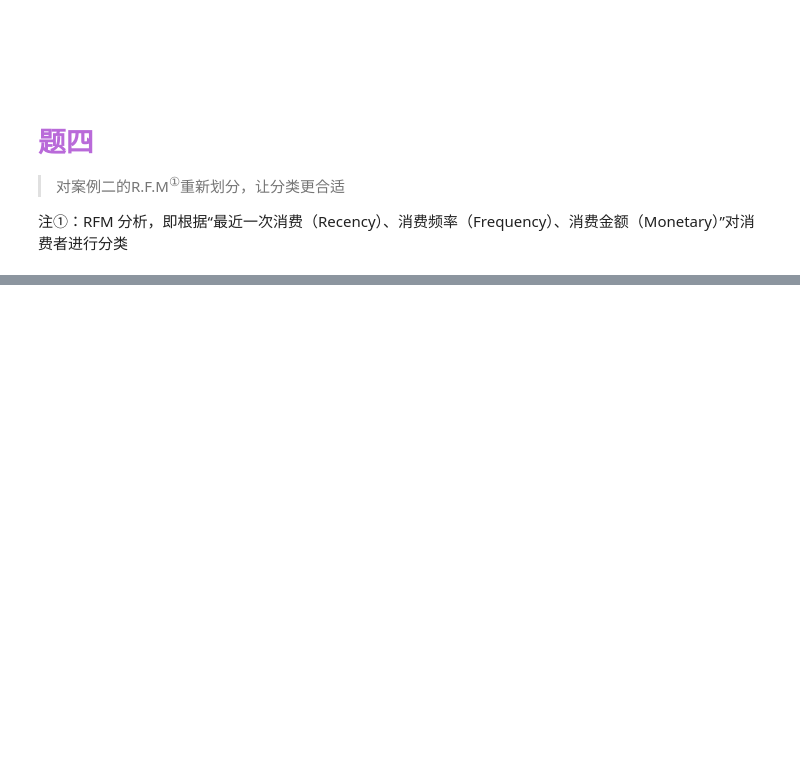
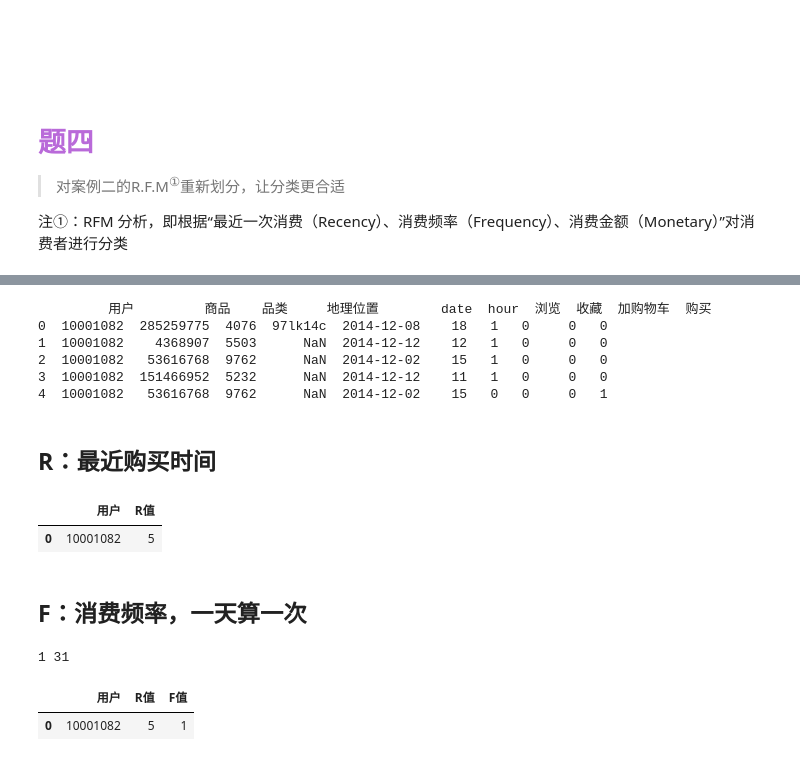
Before and after one commit to Soltus/learn-python-BI, a Jupyter notebook: lesson2/作业/1/index.ipynb, the cells around one changed output, grey strips where cells are left out. Saved outputs shown, nothing was run; the diff lists cells and outputs as text; code cells hidden in the pictures; blank space fills up the shorter version.

```diff
--- a/lesson2/作业/1/index.ipynb
+++ b/lesson2/作业/1/index.ipynb
@@ -383,0 +413,79 @@ plt.show()
+# %%
+import pandas as pd
+data = pd.read_csv('../data/1.2/behavior.csv', sep = ',',encoding = 'utf-8')
+user = pd.read_csv('../data/1.2/user.csv', sep = ',',encoding = 'utf-8')
+print(data.head(5))
+# %% [output]
+         用户         商品    品类     地理位置        date  hour  浏览  收藏  加购物车  购买
+0  10001082  285259775  4076  97lk14c  2014-12-08    18   1   0     0   0
+1  10001082    4368907  5503      NaN  2014-12-12    12   1   0     0   0
+2  10001082   53616768  9762      NaN  2014-12-02    15   1   0     0   0
+3  10001082  151466952  5232      NaN  2014-12-12    11   1   0     0   0
+4  10001082   53616768  9762      NaN  2014-12-02    15   0   0     0   1
+# %% [markdown]
+<h2 id="R：最近购买时间">R：最近购买时间</h2>
+# %%
+d1 = data[data['购买'] == 1][['用户','date']]
+d1.drop_duplicates(inplace=True)
+d1.sort_values(by = ['用户','date'],ascending = [True,True],inplace=True)
+d1['是否最后一次购买'] = 1  #标记用户最后一次购买日期
+for i in range(d1['用户'].count()-1):
+    if d1.iloc[i, 0] == d1.iloc[i+1, 0]:
+        d1.iloc[i, 2] = 0
+d2 = d1[d1['是否最后一次购买']==1]  #仅保留用户最后一次购买日期
+#计算R值
+import datetime
+for i in range(len(d2)):
+    if datetime.datetime.strptime(d2.iloc[i, 1],'%Y-%m-%d').date() > datetime.datetime.strptime('2014-12-12','%Y-%m-%d').date():
+        d2.iloc[i, 2] = 5
+    elif (datetime.datetime.strptime(d2.iloc[i, 1],'%Y-%m-%d').date() <= datetime.datetime.strptime('2014-12-12','%Y-%m-%d').date()) \
+    and (datetime.datetime.strptime(d2.iloc[i, 1],'%Y-%m-%d').date() > datetime.datetime.strptime('2014-12-06','%Y-%m-%d').date()):
+          d2.iloc[i, 2] = 4
+    elif (datetime.datetime.strptime(d2.iloc[i, 1],'%Y-%m-%d').date() <= datetime.datetime.strptime('2014-12-06','%Y-%m-%d').date()) \
+    and (datetime.datetime.strptime(d2.iloc[i, 1],'%Y-%m-%d').date() > datetime.datetime.strptime('2014-12-01','%Y-%m-%d').date()):
+          d2.iloc[i, 2] = 3
+    elif (datetime.datetime.strptime(d2.iloc[i, 1],'%Y-%m-%d').date() <= datetime.datetime.strptime('2014-12-01','%Y-%m-%d').date()) \
+    and (datetime.datetime.strptime(d2.iloc[i, 1],'%Y-%m-%d').date() > datetime.datetime.strptime('2014-11-25','%Y-%m-%d').date()):
+          d2.iloc[i, 2] = 2
+    elif datetime.datetime.strptime(d2.iloc[i, 1],'%Y-%m-%d').date() <= datetime.datetime.strptime('2014-11-25','%Y-%m-%d').date() :
+          d2.iloc[i, 2] = 1
+RFM = pd.merge(user,d2, how='outer',on='用户') #形成RFM数据集
+RFM['是否最后一次购买'].fillna(0,inplace = True)   #未购买的消费者R=0
+RFM['是否最后一次购买'] = RFM['是否最后一次购买'].astype(int)
+RFM.rename(columns={'是否最后一次购买':'R值'}, inplace = True)
+RFM = RFM.drop(['date'], axis=1)
+RFM.head(1)
+# %% [output]
+|  | 用户 | R值 |
+| 0 | 10001082 | 5 |
+# %% [markdown]
+<h2 id="F：消费频率，一天算一次">F：消费频率，一天算一次</h2>
+# %%
+d3 = data[data['购买'] == 1][['用户','date']]
+d3.sort_values(by = ['用户','date'],ascending = [True,True],inplace=True)
+d4 = d3.drop_duplicates()
+se = d4.groupby(['用户'])['date'].count()
+d5 = se.to_frame()  #se1为Series，需要转换为dataframe
+d5.reset_index(level=0, inplace=True)  #索引date转为列
+d5.rename(columns={'date':'购买次数'}, inplace = True)
+print(d5.购买次数.min(), d5.购买次数.max())
+d5['F值'] = 0
+for i in range(len(d5)):
+    if d5.iloc[i, 1] > 22:
+        d5.iloc[i, 2] = 5
+    elif (12 < d5.iloc[i, 1] <= 22):
+        d5.iloc[i, 2] = 4
+    elif (7 < d5.iloc[i, 1] <= 12):
+        d5.iloc[i, 2] = 3
+    elif (3 < d5.iloc[i, 1] <= 7):
+        d5.iloc[i, 2] = 2
+    elif (0 < d5.iloc[i, 1] <= 3):
+        d5.iloc[i, 2] = 1
+RFM = pd.merge(RFM,d5[['用户','F值']], how='outer',on='用户') #形成RFM数据集
+RFM['F值'].fillna(0,inplace = True)   #未购买的消费者R=0
+RFM['F值'] = RFM['F值'].astype(int)
+RFM.head(1)
+# %% [output]
+1 31
+|  | 用户 | R值 | F值 |
+| 0 | 10001082 | 5 | 1 |
```
Also changed, not shown: parts of 6 cells of this notebook, 1 other file.
